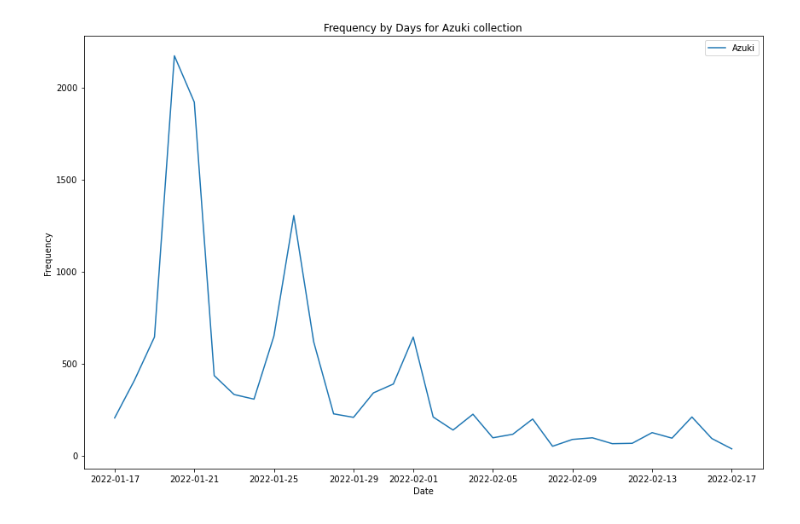
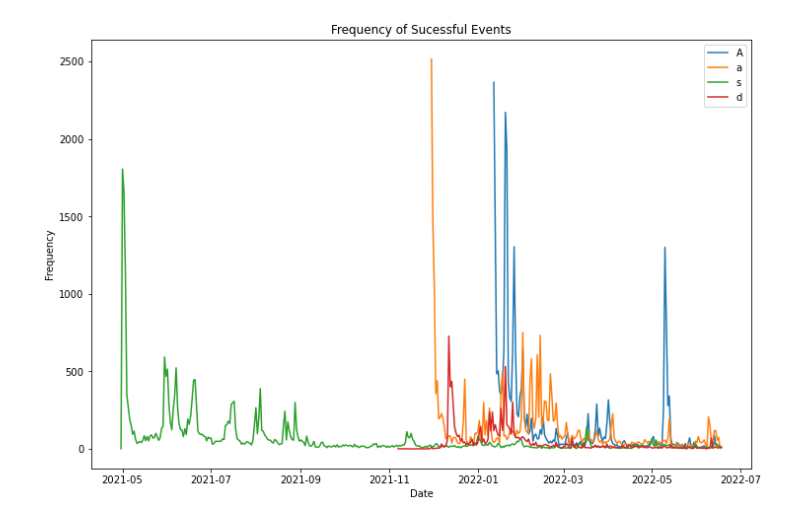
Before and after one commit to KrisOei/retrieve_openseas, a Jupyter notebook: data_analysis/time_series.ipynb, the cells around one changed output. Cells and saved outputs as stored; diff of their text form; code cells hidden in the pictures.

```diff
--- a/data_analysis/time_series.ipynb
+++ b/data_analysis/time_series.ipynb
@@ -22,7 +20,7 @@ df.head()
 | 3 | Azuki | 204258515 | Azuki #6217 | SLvault | 0xbb1467320d444d5983589634535d07a... | 2022-06-17 10:03:08.497890 | created |
 | 4 | Azuki | 208013884 | Azuki #9873 | GuyV | 0x77033b32cde55ce25ead5bc33b6b678... | 2022-06-17 09:09:51.282640 | created |
 # %%
-df = df[(df['event_timestamp'] > '2022-01-17T10:00:00') & (df['event_timestamp'] < '2022-02-17T12:00:00')]
+#df = df[(df['event_timestamp'] > '2022-01-17T10:00:00') & (df['event_timestamp'] < '2022-02-17T12:00:00')]
 # %%
 df.set_index(df['event_timestamp'], inplace=True)
 # %%
@@ -49,4 +33,28 @@ def graph(collection, i):
-# %%
-graph('Azuki', 'Azuki')
-# %% [output]
-[figure, removed]
+# %%
+azuki = df[df['collection_name'] == 'Azuki']
+azuki = azuki.resample('D').apply({'asset_id':'count'})
+
+mfers = df[df['collection_name'] == 'mfers']
+mfers = mfers.resample('D').apply({'asset_id':'count'})
+
+cc = df[df['collection_name'] == 'Crypto Coven']
+cc = cc.resample('D').apply({'asset_id':'count'})
+
+BAYC = df[df['collection_name'] == 'Bored Ape Yacht Club']
+BAYC = BAYC.resample('D').apply({'asset_id':'count'})
+
+fig = plt.figure(figsize=(12, 8))
+plt.plot(azuki)
+plt.plot(mfers)
+plt.plot(BAYC)
+plt.plot(cc)
+
+
+plt.title('Frequency of Sucessful Events')
+plt.xlabel('Date')
+plt.ylabel('Frequency')
+
+plt.legend('AMBC')
+plt.show()
+# %% [output]
+[figure, added]
```
Also changed, not shown: parts of 2 cells of this notebook, 4 other files.
